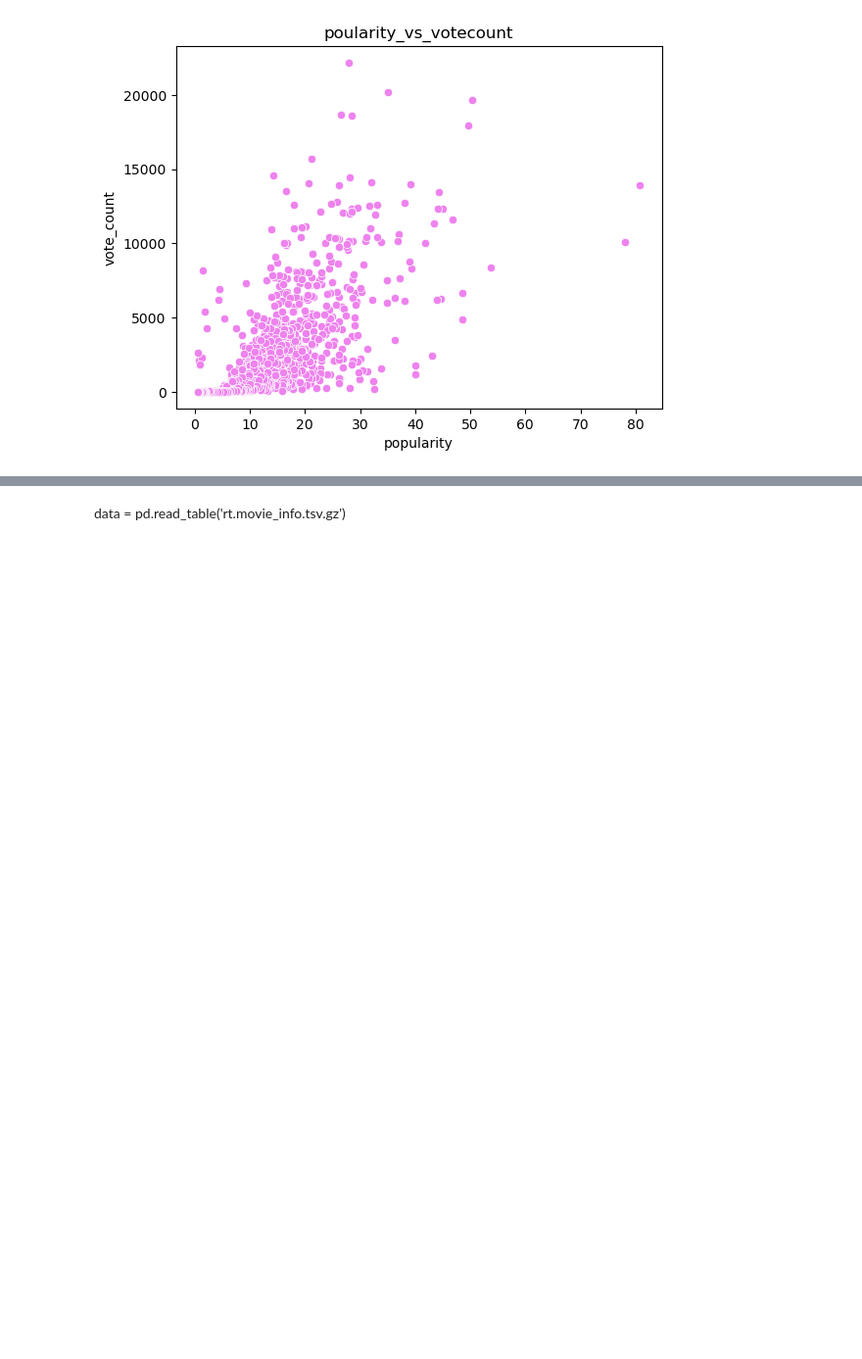
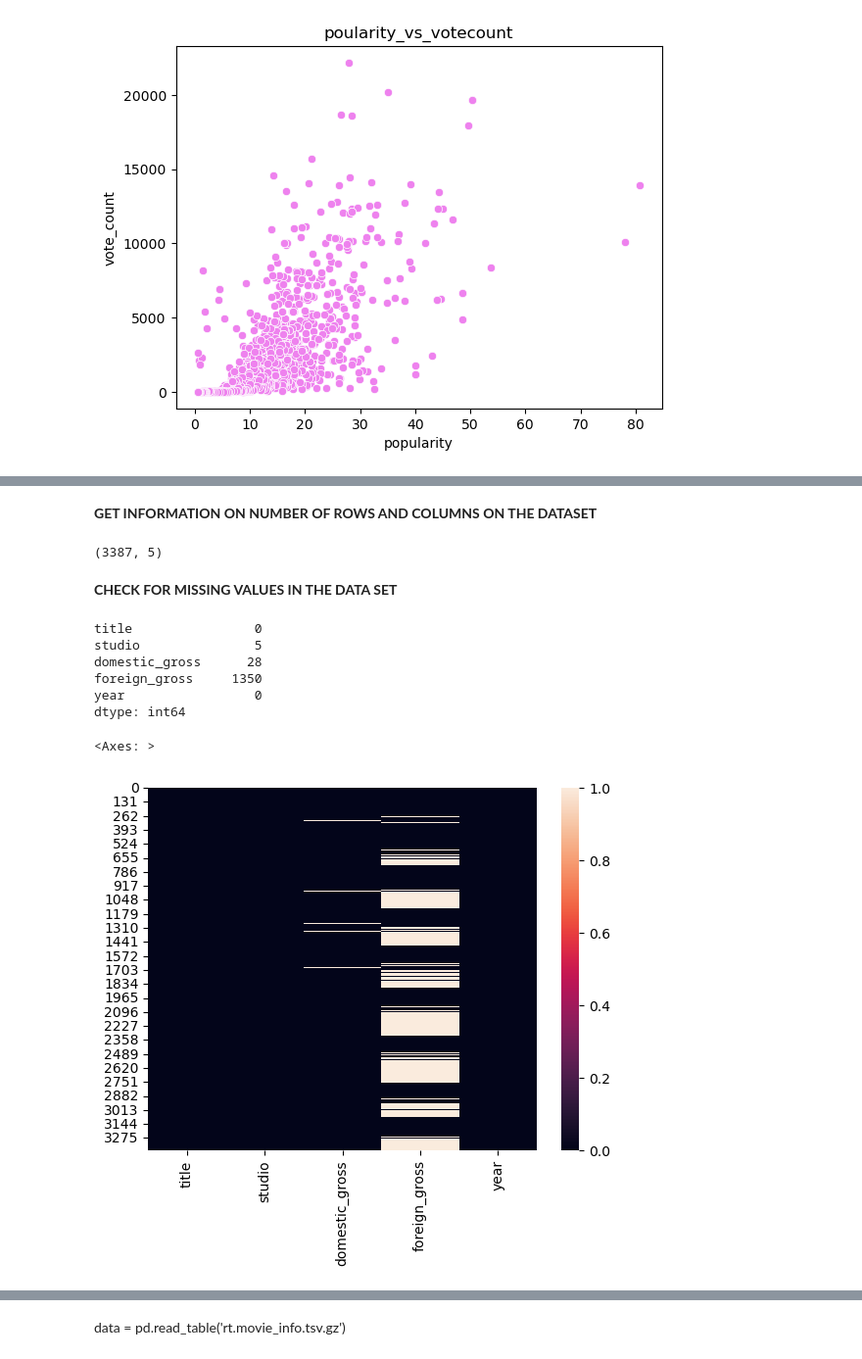
Before and after one commit to ISAACKW/PHASE1_PROJECT, a Jupyter notebook: index.ipynb, the cells around one changed output, grey strips where cells are left out. Shown at 98% size. Cells and saved outputs as stored; diff of their text form; code cells hidden in the pictures; blank space fills up the shorter version.

Commit message:
DATA CLEANING BOM MOV DATA

```diff
--- a/index.ipynb
+++ b/index.ipynb
@@ -718,0 +721,2 @@ Text(0.5, 1.0, 'poularity_vs_votecount')
+# %%
+df= pd.read_csv('bom.movie_gross.csv.gz')
@@ -718,0 +751,23 @@ Text(0.5, 1.0, 'poularity_vs_votecount')
+# %% [markdown]
+**GET INFORMATION ON NUMBER OF ROWS AND COLUMNS ON THE DATASET**
+# %%
+df = pd.DataFrame(df)
+df.shape
+# %% [output]
+(3387, 5)
+# %% [markdown]
+**CHECK FOR MISSING VALUES IN THE DATA SET**
+# %%
+df.isnull().sum()
+# %% [output]
+title                0
+studio               5
+domestic_gross      28
+foreign_gross     1350
+year                 0
+dtype: int64
+# %%
+sns.heatmap(df.isnull())
+# %% [output]
+<Axes: >
+[figure, added]
```
Also changed, not shown: parts of 16 cells of this notebook.
